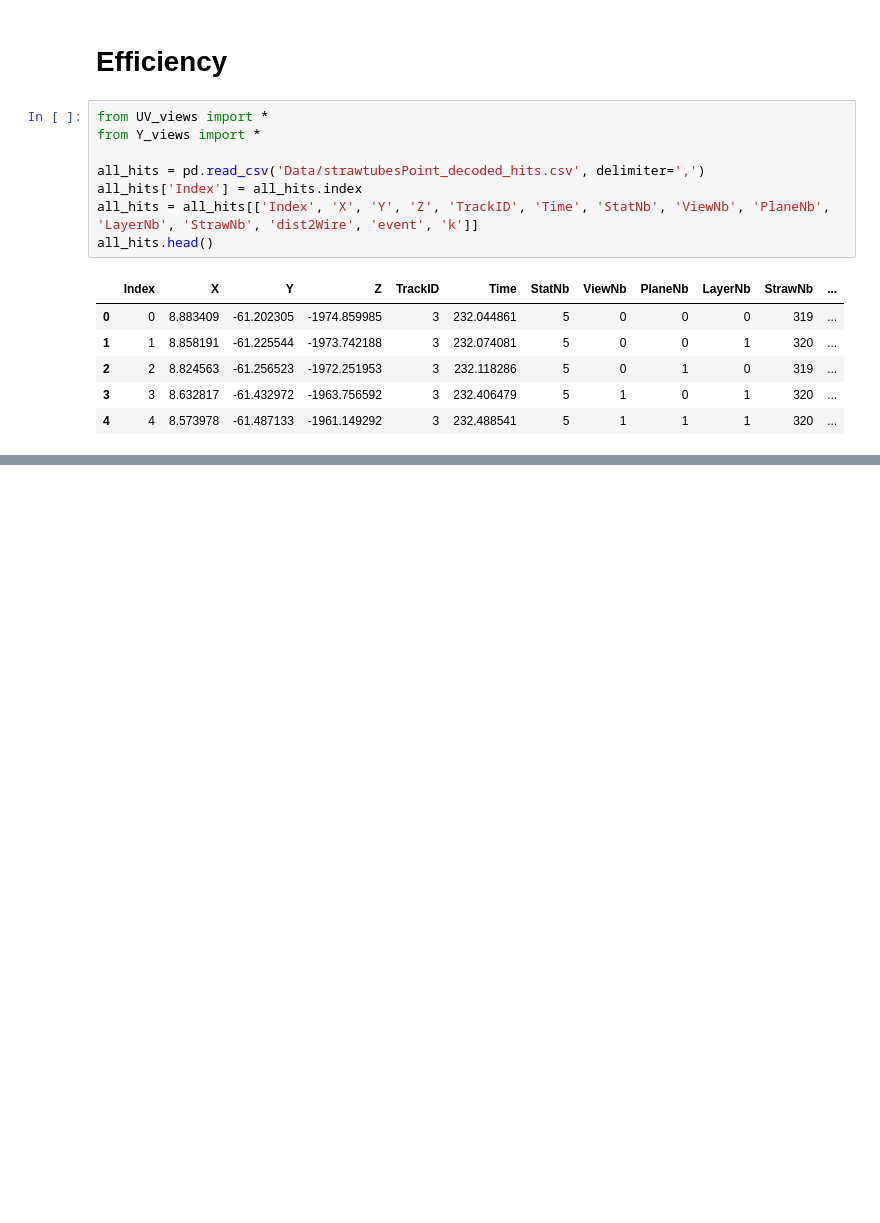
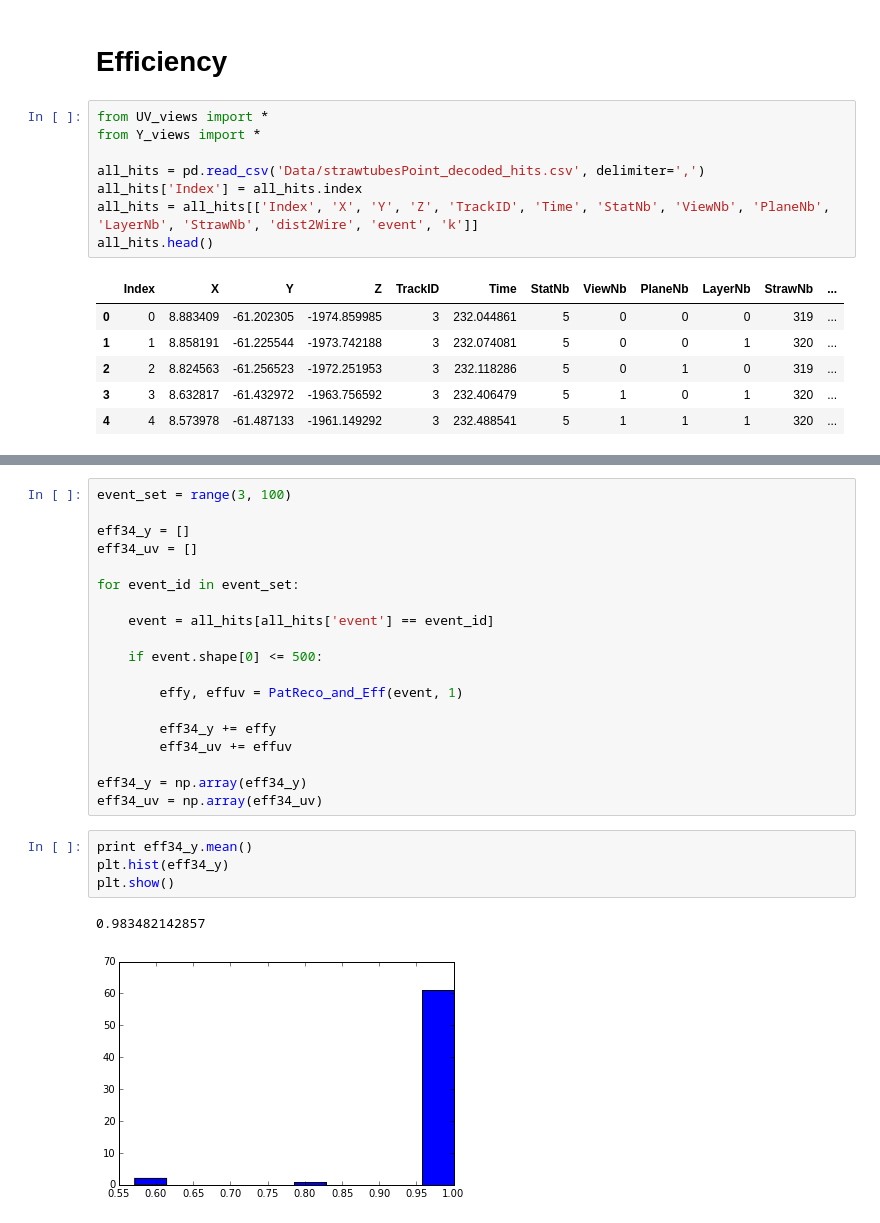
Before and after one commit to yandexdataschool/ship_tracks_recognition, a Jupyter notebook: base.ipynb, the cells around one changed output, grey strips where cells are left out. Drawn from its saved outputs; the diff is of its cells as text; blank space fills up the shorter version.

```diff
--- a/base.ipynb
+++ b/base.ipynb
@@ -1191,0 +1214,26 @@ events.shape
+# %%
+event_set = range(3, 100)
+
+eff34_y = []
+eff34_uv = []
+
+for event_id in event_set:
+
+    event = all_hits[all_hits['event'] == event_id]
+
+    if event.shape[0] <= 500:
+
+        effy, effuv = PatReco_and_Eff(event, 1)
+
+        eff34_y += effy
+        eff34_uv += effuv
+
+eff34_y = np.array(eff34_y)
+eff34_uv = np.array(eff34_uv)
+# %%
+print eff34_y.mean()
+plt.hist(eff34_y)
+plt.show()
+# %% [output]
+0.983482142857
+[figure, added]
```
Also changed, not shown: parts of 13 cells of this notebook.
